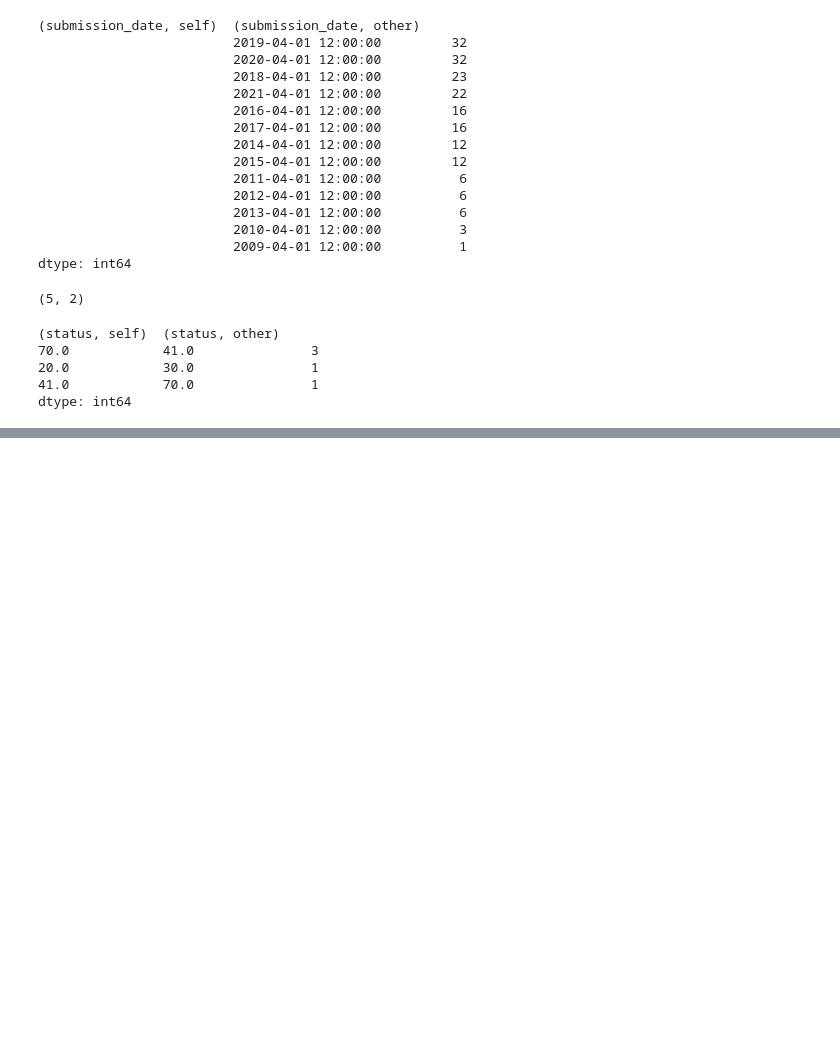
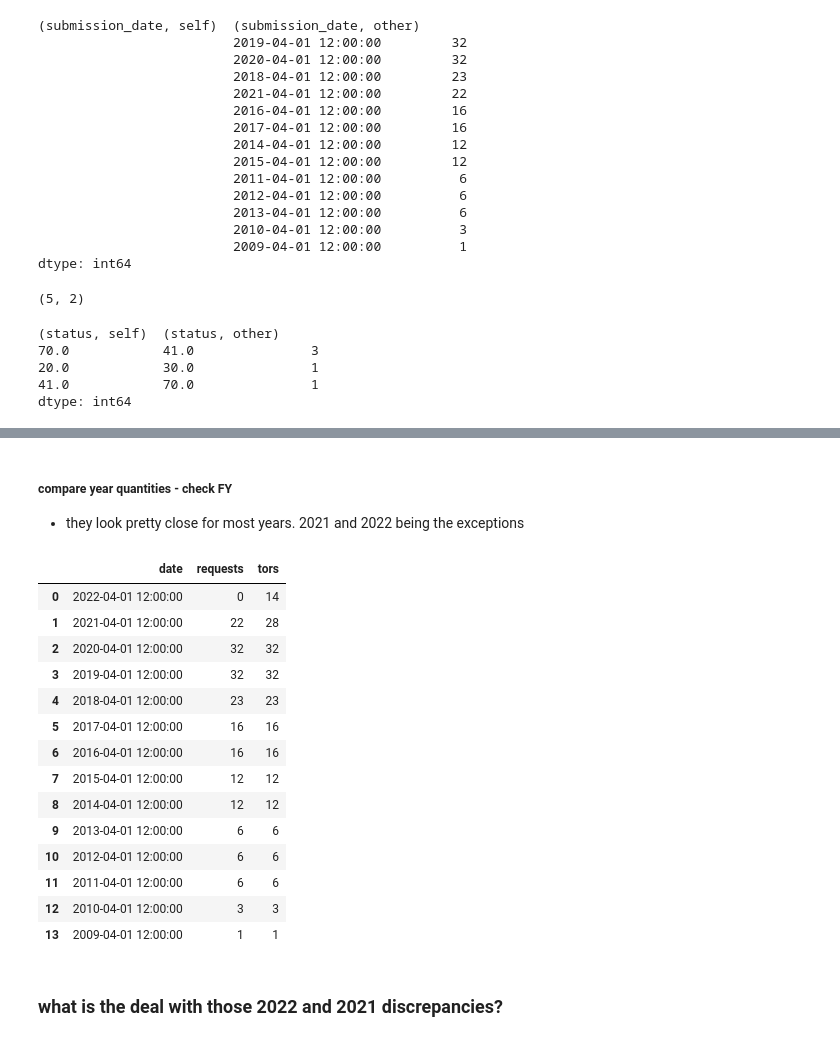
Before and after one commit to KevinCarr42/date_update_script, a Jupyter notebook: date_update_script.ipynb, the cells around one changed output, grey strips where cells are left out. Drawn from its saved outputs; the diff is of its cells as text; code cells hidden in the pictures; blank space fills up the shorter version.

```diff
--- a/date_update_script.ipynb
+++ b/date_update_script.ipynb
@@ -424,0 +427,10 @@ dtype: int64
+# %%
+requests5 = 'dmapps_test2_v2_csas2_csasrequest.csv'
+tor5 = 'dmapps_test2_v2_csas2_termsofreference.csv'
+
+r5_before = pd.read_csv('before/'+requests5)
+r5_after = pd.read_csv('after/'+requests5)
+r5_after_save = pd.read_csv('after_saving/'+requests5)
+tor5_before = pd.read_csv('before/'+tor5)
+tor5_after = pd.read_csv('after/'+tor5)
+tor5_after_save = pd.read_csv('after_saving/'+tor5)
@@ -424,0 +514,32 @@ dtype: int64
+# %% [markdown]
+##### compare year quantities - check FY
+* they look pretty close for most years. 2021 and 2022 being the exceptions
+# %%
+pd.concat([
+    pd.DataFrame(
+        r5_before.drop('updated_at', axis=1).compare(r5_after.drop('updated_at', axis=1)).fillna(0).value_counts(),
+        columns=['requests']
+    ),
+    pd.DataFrame(
+        tor5_before.drop('updated_at', axis=1).compare(tor5_after.drop('updated_at', axis=1)).fillna(0).value_counts(),
+        columns=['tors']
+    )
+], axis=1).fillna(0).astype(int).sort_index(ascending=False).reset_index().iloc[:, 1:].rename(columns={('submission_date', 'other'): 'date'})
+# %% [output]
+|  | date | requests | tors |
+| 0 | 2022-04-01 12:00:00 | 0 | 14 |
+| 1 | 2021-04-01 12:00:00 | 22 | 28 |
+| 2 | 2020-04-01 12:00:00 | 32 | 32 |
+| 3 | 2019-04-01 12:00:00 | 32 | 32 |
+| 4 | 2018-04-01 12:00:00 | 23 | 23 |
+| 5 | 2017-04-01 12:00:00 | 16 | 16 |
+| 6 | 2016-04-01 12:00:00 | 16 | 16 |
+| 7 | 2015-04-01 12:00:00 | 12 | 12 |
+| 8 | 2014-04-01 12:00:00 | 12 | 12 |
+| 9 | 2013-04-01 12:00:00 | 6 | 6 |
+| 10 | 2012-04-01 12:00:00 | 6 | 6 |
+| 11 | 2011-04-01 12:00:00 | 6 | 6 |
+| 12 | 2010-04-01 12:00:00 | 3 | 3 |
+| 13 | 2009-04-01 12:00:00 | 1 | 1 |
+# %% [markdown]
+### what is the deal with those 2022 and 2021 discrepancies?
```
Also changed, not shown: parts of 30 cells of this notebook, 8 other files.
